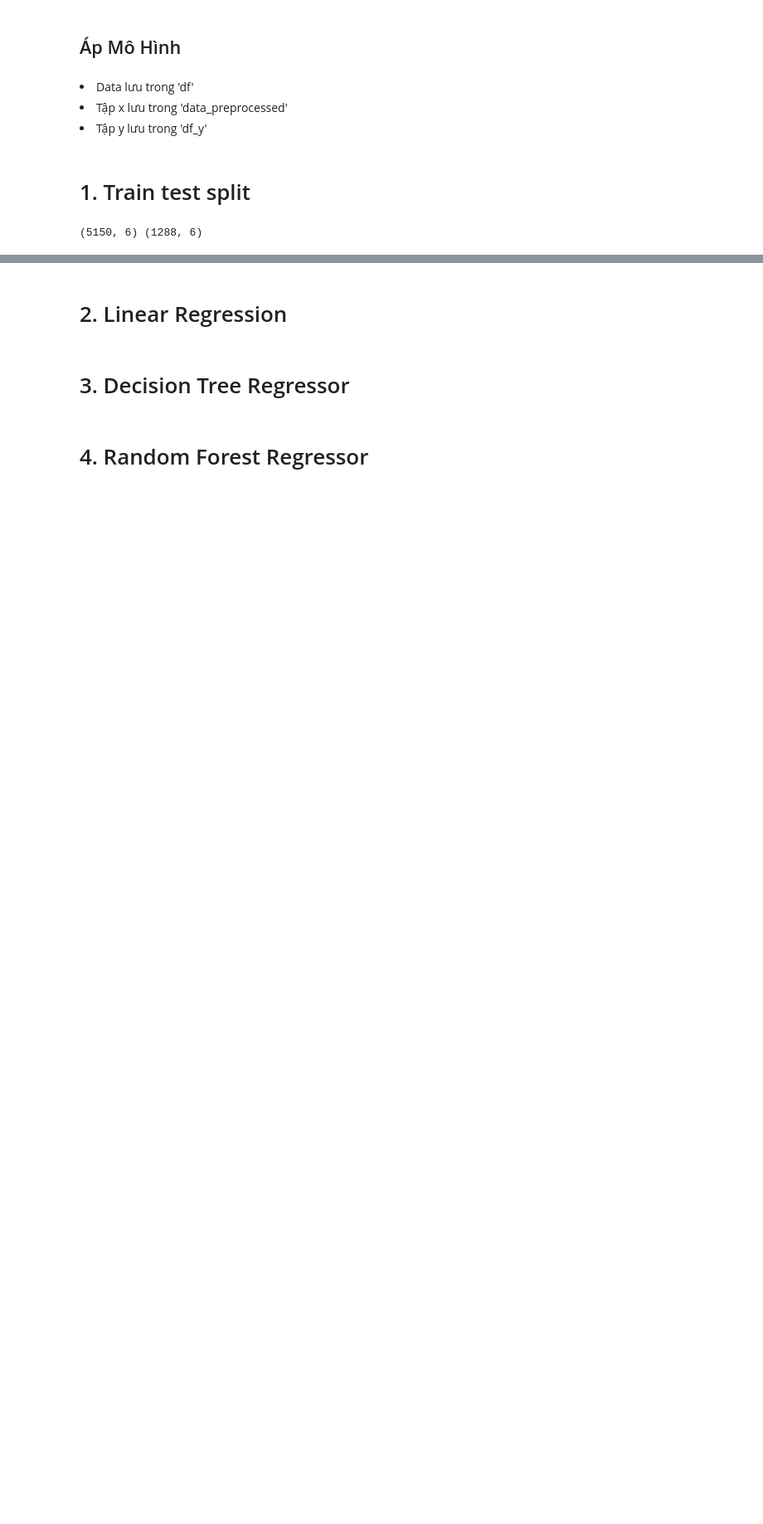
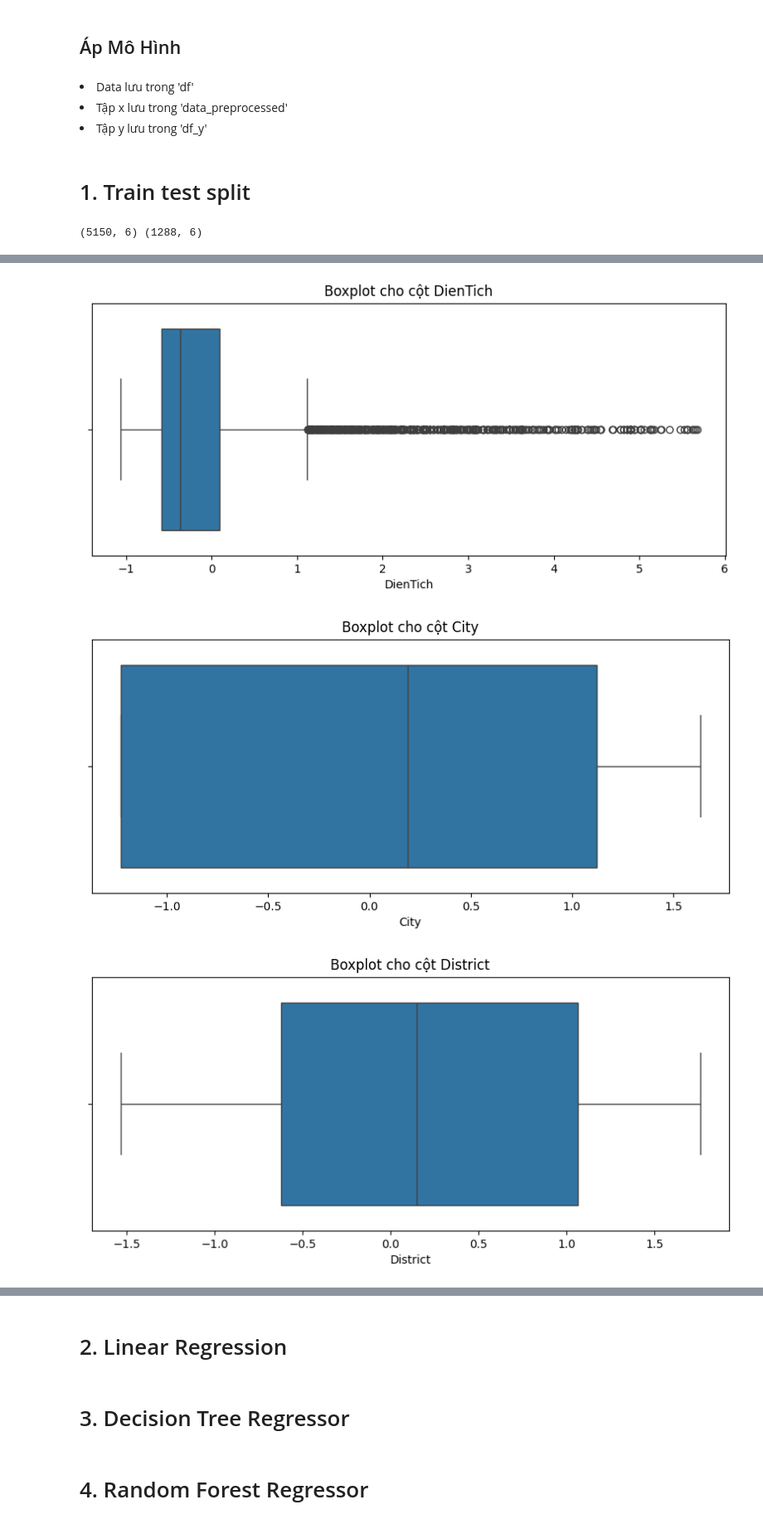
Before and after one commit to ngodongnguyen/SIC_BigData_Real-Estate-Price-Prediction, a Jupyter notebook: notebooks/predit_land.ipynb, the cells around one changed output, grey strips where cells are left out. Shown at 83% size. Cells and saved outputs as stored; diff of their text form; code cells hidden in the pictures; blank space fills up the shorter version.

```diff
--- a/notebooks/predit_land.ipynb
+++ b/notebooks/predit_land.ipynb
@@ -560,2 +589,23 @@ print(X.shape, X_test.shape)
 # %% [output]
 (5150, 6) (1288, 6)
+# %%
+import pandas as pd
+import numpy as np
+
+# Giả sử data_preprocessed là numpy.ndarray
+# Tạo DataFrame từ numpy.ndarray
+df_preprocessed = pd.DataFrame(data_preprocessed, columns=['DienTich', 'City', 'District' ,  'MatTien',  'DuongVao'  ,  'PhapLy']) # Thay 'Column1', 'Column2', 'Column3' bằng tên cột thực tế của bạn
+
+# Kiểm tra giá trị thiếu
+missing_values = df_preprocessed.isnull().sum()
+print("Số lượng giá trị thiếu trong mỗi cột:")
+print(missing_values)
+
+# Tổng số giá trị thiếu
+total_missing = missing_values.sum()
+print(f"Tổng số giá trị thiếu: {total_missing}")
+
+# Phần trăm giá trị thiếu
+missing_percentage = (missing_values / len(df_preprocessed)) * 100
+print("Phần trăm giá trị thiếu trong mỗi cột:")
+print(missing_percentage)
@@ -561,0 +630,14 @@ print(X.shape, X_test.shape)
+# %%
+import seaborn as sns
+import matplotlib.pyplot as plt
+
+# Vẽ biểu đồ phân phối cho từng cột
+for column in df_preprocessed.columns:
+    plt.figure(figsize=(10, 4))
+    sns.boxplot(x=df_preprocessed[column])
+    plt.title(f"Boxplot cho cột {column}")
+    plt.show()
+# %% [output]
+[figure, added]
+[figure, added]
+[figure, added]
```
Also changed, not shown: parts of 33 cells of this notebook.
